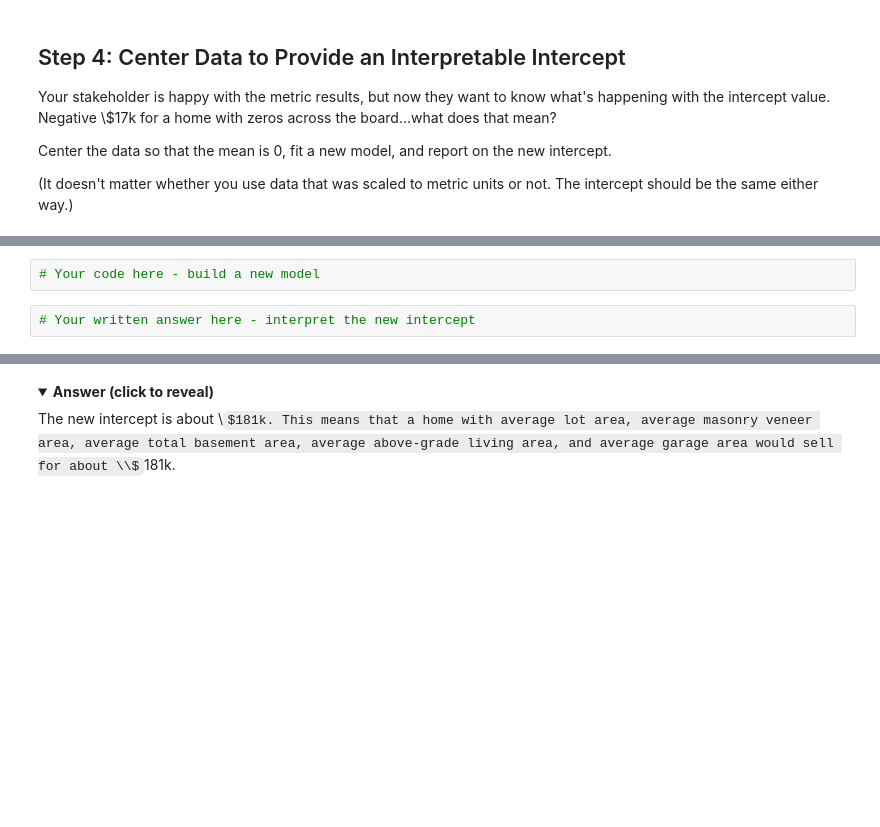
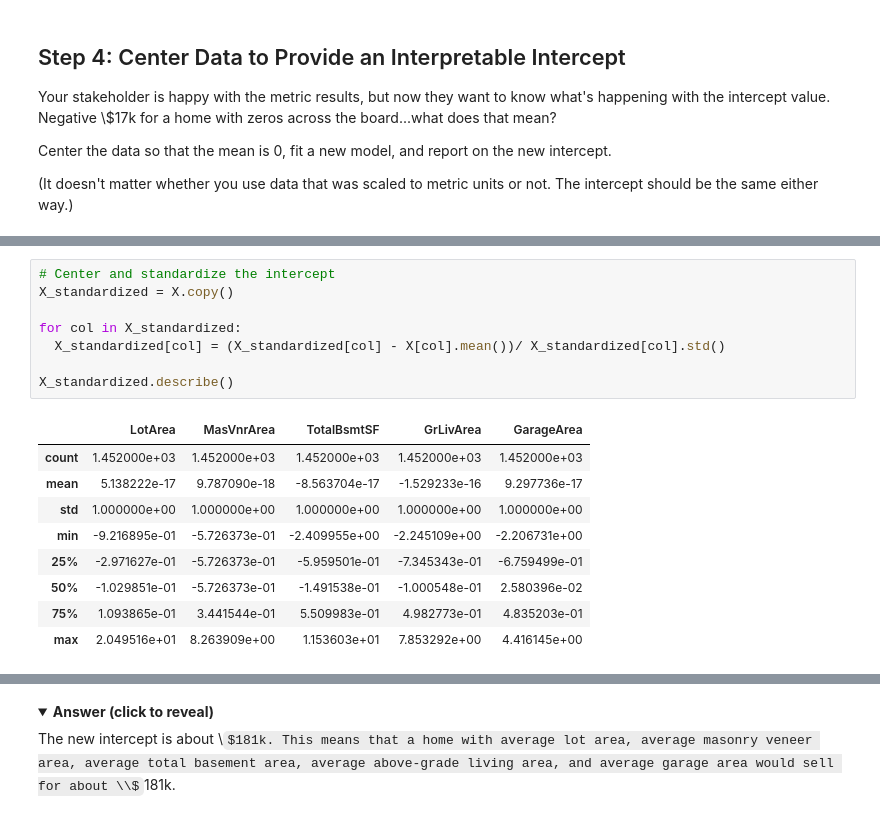
Before and after one commit to alecs1523/dsc-linear-transformations-lab, a Jupyter notebook: index.ipynb, the cells around one changed output, grey strips where cells are left out. Cells and saved outputs as stored; diff of their text form; folded sections open; some formulas as TeX source; blank space fills up the shorter version.

```diff
--- a/index.ipynb
+++ b/index.ipynb
@@ -266,4 +275,18 @@ Center the data so that the mean is 0, fit a new model, and report on the new in
-# %%
-# Your code here - build a new model
-# %%
-# Your written answer here - interpret the new intercept
+# %%
+# Center and standardize the intercept
+X_standardized = X.copy()
+
+for col in X_standardized:
+  X_standardized[col] = (X_standardized[col] - X[col].mean())/ X_standardized[col].std()
+
+X_standardized.describe()
+# %% [output]
+|  | LotArea | MasVnrArea | TotalBsmtSF | GrLivArea | GarageArea |
+| count | 1.452000e+03 | 1.452000e+03 | 1.452000e+03 | 1.452000e+03 | 1.452000e+03 |
+| mean | 5.138222e-17 | 9.787090e-18 | -8.563704e-17 | -1.529233e-16 | 9.297736e-17 |
+| std | 1.000000e+00 | 1.000000e+00 | 1.000000e+00 | 1.000000e+00 | 1.000000e+00 |
+| min | -9.216895e-01 | -5.726373e-01 | -2.409955e+00 | -2.245109e+00 | -2.206731e+00 |
+| 25% | -2.971627e-01 | -5.726373e-01 | -5.959501e-01 | -7.345343e-01 | -6.759499e-01 |
+| 50% | -1.029851e-01 | -5.726373e-01 | -1.491538e-01 | -1.000548e-01 | 2.580396e-02 |
+| 75% | 1.093865e-01 | 3.441544e-01 | 5.509983e-01 | 4.982773e-01 | 4.835203e-01 |
+| max | 2.049516e+01 | 8.263909e+00 | 1.153603e+01 | 7.853292e+00 | 4.416145e+00 |
```
Also changed, not shown: parts of 10 cells of this notebook.
